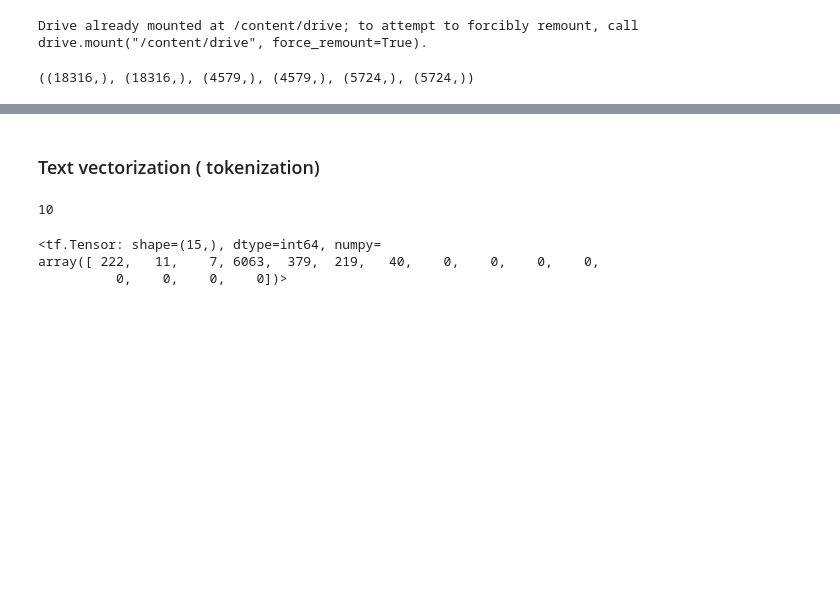
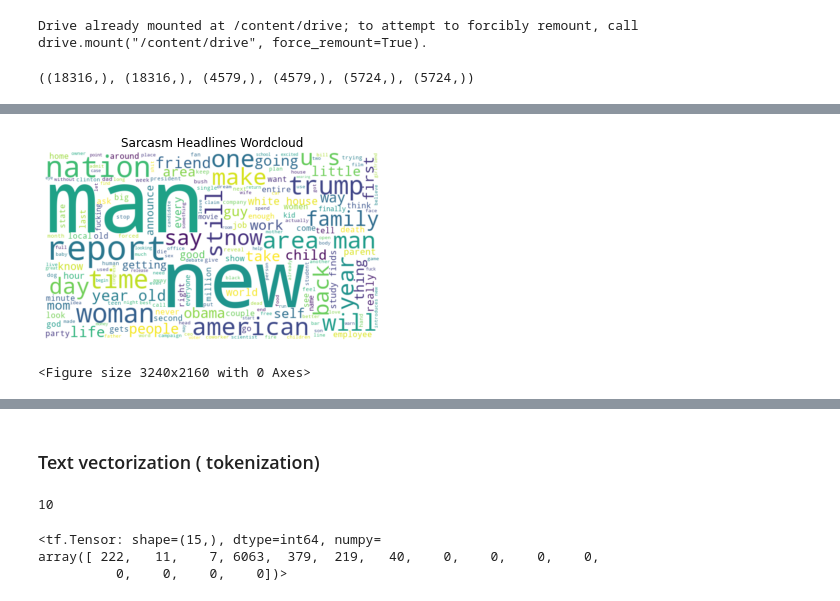
Before and after one commit to FeritYikar/sarcasm_detection_NLP, a Jupyter notebook: Sarcasm.ipynb, the cells around one changed output, grey strips where cells are left out. Cells and saved outputs as stored; diff of their text form; code cells hidden in the pictures; blank space fills up the shorter version.

```diff
--- a/Sarcasm.ipynb
+++ b/Sarcasm.ipynb
@@ -50,0 +70,3 @@ X_train.shape, y_train.shape, X_val.shape, y_val.shape, X_test.shape, y_test.sha
+# %%
+df_sarcasm = df[df['is_sarcastic']==1]
+df_normal = df[df['is_sarcastic']==0]
@@ -50,0 +93,13 @@ X_train.shape, y_train.shape, X_val.shape, y_val.shape, X_test.shape, y_test.sha
+# %%
+# d = path.dirname(__file__) if "__file__" in locals() else os.getcwd()
+# mask = np.array(Image.open(path.join(d, "images/chandler.jpg")))
+
+wordcloud_sarcasm = WordCloud(background_color="white", width=3000, height=2000, max_words=200, mask=mask).generate(' '.join(df_sarcasm['headline']))
+
+plt.title('Sarcasm Headlines Wordcloud')
+plt.imshow(wordcloud_sarcasm, interpolation='bilinear')
+plt.axis("off")
+plt.figure(figsize=[45,30]);
+# %% [output]
+[figure, added]
+<Figure size 3240x2160 with 0 Axes>
```
Also changed, not shown: parts of 9 cells of this notebook, 8 other files.
